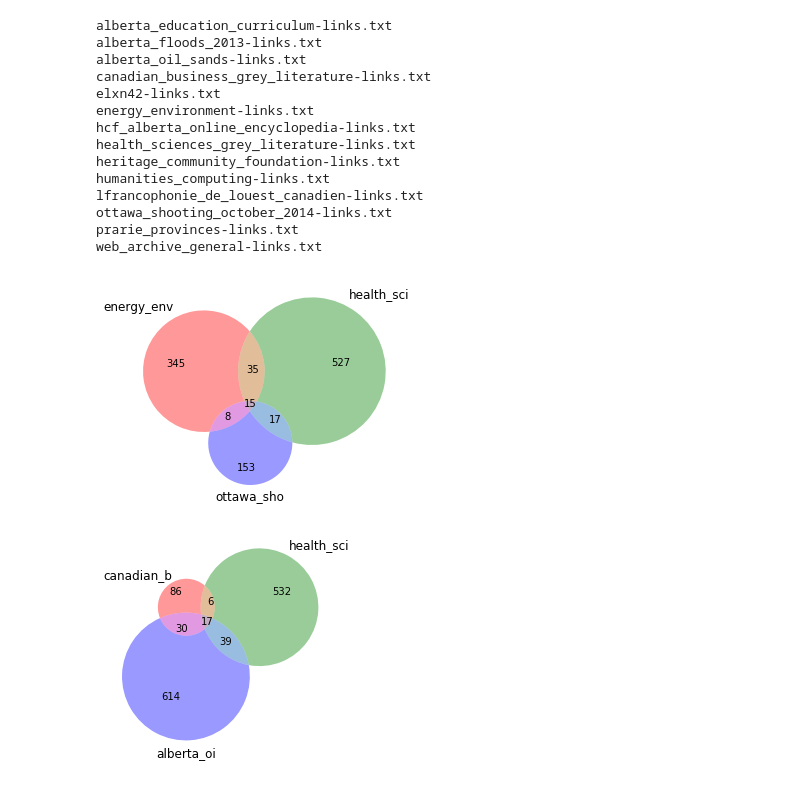
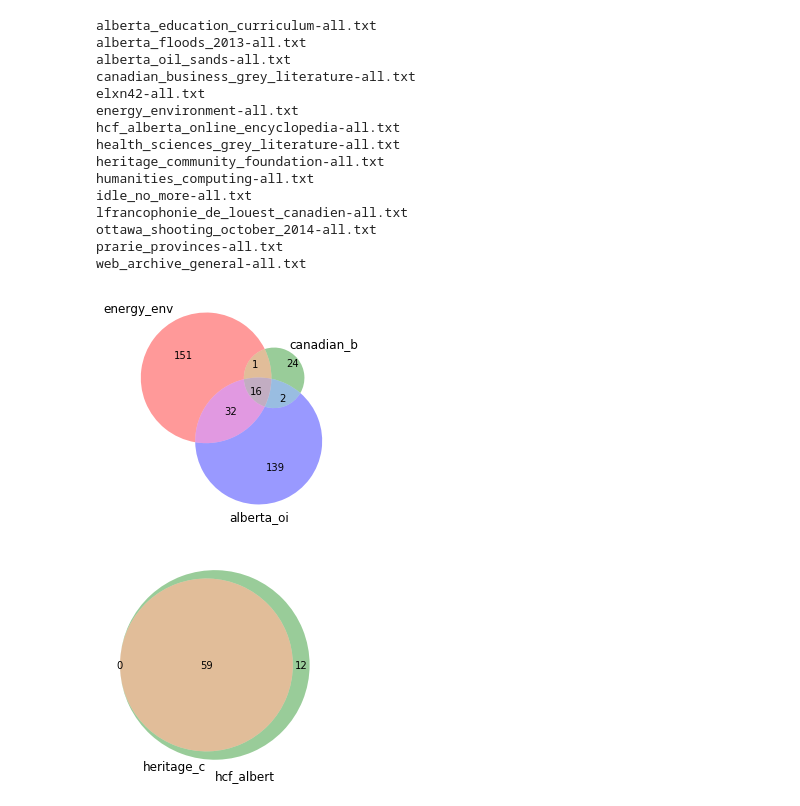
Before and after one commit to web-archive-group/WALK, a Jupyter notebook: Scripts/compare_collection/compare_collections.ipynb, the cells around one changed output. Saved outputs shown, nothing was run; the diff lists cells and outputs as text; code cells hidden in the pictures.

Commit message:
Revised for new data and included tests.

```diff
--- a/Scripts/compare_collection/compare_collections.ipynb
+++ b/Scripts/compare_collection/compare_collections.ipynb
@@ -9,7 +9,7 @@ import matplotlib.pyplot as plt
 from collections import Counter
 # %%
 class Compare:
-    def __init__ (self, collections, names=None, index=[]):
+    def __init__ (self, collections, names=None, index=[], var=[]):
         self.collection_names = names
         self.index = index
         self.collections = collections
@@ -26,13 +26,19 @@ class Compare:
             self.response = self.two_venn(self.collections)
         #three sample venn
         elif len(self.collections) == 3:
-            self.three_venn(self.collections)
+            self.response = self.three_venn(self.collections)
         #use mca for greater than three
         elif len(self.collections) >3:
+            if var:
+                self.var = var
+            else:
+                self.var = []
             self.ca = self.ca(self.collections, self.collection_names)
         else:
-            print ("Need at least two collections to compare results.")
+            self.no_compare()
 
+    def no_compare(self):
+        return ("Need at least two collections to compare results.")
     #get a sublist from a list of indices
     def sublist (self, list1, list2):
         return([list1[x] for x in list2])
@@ -45,6 +51,7 @@ class Compare:
         return  (venn3([set(x) for x in collections], set_labels=self.collection_names))
     def ca(self, collections, names):
         # use dd to create dataframe
+
         dd = self.unionize(collections)
         d = []
         fs, cos, cont = 'Factor Score','Squared cosines', 'Contributions x 1000'
@@ -52,6 +59,8 @@ class Compare:
         for y in collections:
             d.append({x: x in y for x in dd})
         df = pd.DataFrame(d, index=names)
+        if self.var:
+            df['Suffix'] = pd.Series(self.var, index=df.index)
         counts = mca.mca(df)
         data = pd.DataFrame(columns=df.index, index=pd.MultiIndex
                       .from_product([[fs, cos, cont], range(1, 3)]))
@@ -72,25 +81,30 @@ class Compare:
         return(df.T)
 # %%
 collection = dict()
-path = "data/"
+var = dict()
+path = "assembled/"
 for filename in os.listdir(path):
     file = open(path+filename, "r")
-    collect = [line.translate(str.maketrans(')'," ")).split(",")[2] for line in file.readlines()[0:5000]]
-    collection[filename[0:10]] = (collect)
-    print(filename)
+    collect = {line.translate(str.maketrans(')'," ")).split(",")[1].strip() for line in file.readlines()}
+    collect2 = [x.split(".")[-2]  for x in collect]
+    vars_c = [x.split(".")[-1] for x in collect]
+    collection[filename[0:10]] = (collect2)
+    var[filename[0:10]] = (vars_c)
+    print (filename)
 # %% [output]
-alberta_education_curriculum-links.txt
-alberta_floods_2013-links.txt
-alberta_oil_sands-links.txt
-canadian_business_grey_literature-links.txt
-elxn42-links.txt
-energy_environment-links.txt
-hcf_alberta_online_encyclopedia-links.txt
-health_sciences_grey_literature-links.txt
-heritage_community_foundation-links.txt
-humanities_computing-links.txt
-lfrancophonie_de_louest_canadien-links.txt
-ottawa_shooting_october_2014-links.txt
-prarie_provinces-links.txt
-web_archive_general-links.txt
+alberta_education_curriculum-all.txt
+alberta_floods_2013-all.txt
+alberta_oil_sands-all.txt
+canadian_business_grey_literature-all.txt
+elxn42-all.txt
+energy_environment-all.txt
+hcf_alberta_online_encyclopedia-all.txt
+health_sciences_grey_literature-all.txt
+heritage_community_foundation-all.txt
+humanities_computing-all.txt
+idle_no_more-all.txt
+lfrancophonie_de_louest_canadien-all.txt
+ottawa_shooting_october_2014-all.txt
+prarie_provinces-all.txt
+web_archive_general-all.txt
 # %%
@@ -110,16 +122,17 @@ all_collect = [collection1, collection2, collection3, collection4, collection5,
 # %%
 #Venn diagram for two collections
 #A has 8 items; B has 7. They have 3 in common.
 comparit = [x for x in collection.values()]
+var1 = [y for y in var.values()]
 names = [x for x in collection.keys()]
-compare1 = Compare(comparit, names, [0,6,8])
+compare1 = Compare(comparit, names, [0,1,8])
 # %% [output]
-[figure, old version]
+[figure, new version]
 # %%
 # What happens with three collections
-compare2 = Compare(comparit, names, [1,6,10])
+compare2 = Compare(comparit, names, [2,3])
 # %% [output]
-[figure, old version]
+[figure, new version]
 # %%
 # With more than three collections, the output switches to correspondence analysis.
 # Katherine Faust offers a great overview of the method here:
```
Also changed, not shown: parts of 5 cells of this notebook.
